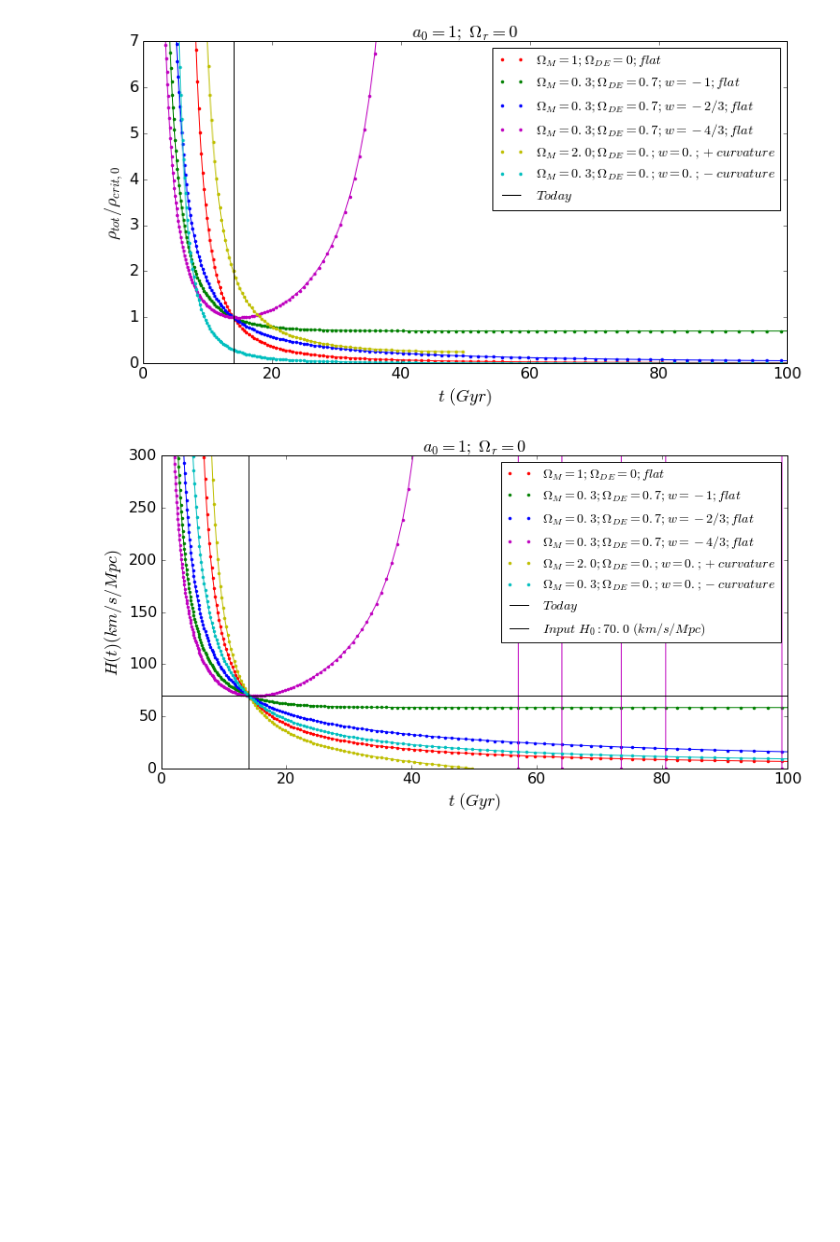
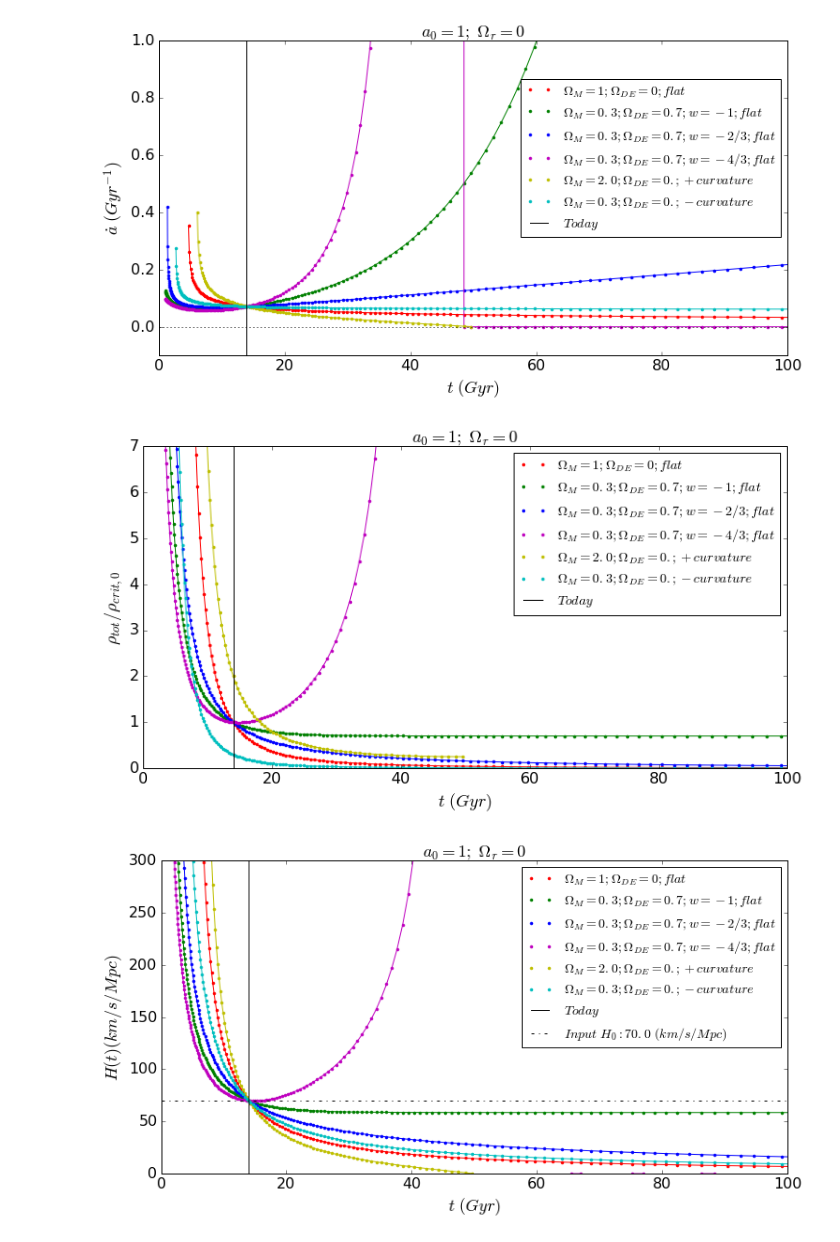
Before and after one commit to humnaawan/Phys689-HW1, a Jupyter notebook: Code Run.ipynb, the cells around one changed output. Cells and saved outputs as stored; diff of their text form; code cells hidden in the pictures; blank space fills up the shorter version.

Commit message:
Re-ran the notebook with the udpated plot; now have adot plots.

```diff
--- a/Code Run.ipynb
+++ b/Code Run.ipynb
@@ -11,7 +11,9 @@ factor_sToGyr= (3.15*10**7)*(10.**9)
 H0= 70./(3.086*10**19) # 1/s
 # %%
 def runAll(filenameTag, plotTitle, a_0=1., hwSpecific= True,
-           tPlotMax= 100, aPlotMax= 5, rhoPlotMax= 30, HPlotMax= 300,
+           tPlotMax= 100, aPlotMax= 5, aLegendloc= 4, adotLegendloc= None,
+           adotPlotMin= 0., adotPlotMax= .5,
+           rhoPlotMax= 30, HPlotMax= 300,
            miscCases1= False, miscCases2= False, miscCases3= False):
     Omega_M0, Omega_DE0, Omega_rad0, w= OrderedDict(), OrderedDict(), OrderedDict(), OrderedDict()
 
@@ -28,10 +30,10 @@ def runAll(filenameTag, plotTitle, a_0=1., hwSpecific= True,
         key= '$\Omega_M= 0.3; \Omega_{DE}= 0.7; w= -4/3; flat$'
         Omega_M0[key], Omega_DE0[key], Omega_rad0[key], w[key]= 0.3, 0.7, 0., -4/3.
 
-        key= '$\Omega_M= 2.0; \Omega_{DE}= 0.; w= 0.; +curvature$'
+        key= '$\Omega_M= 2.0; \Omega_{DE}= 0.; +curvature$'
         Omega_M0[key], Omega_DE0[key], Omega_rad0[key], w[key]= 2.0, 0., 0., 0.
 
-        key= '$\Omega_M= 0.3; \Omega_{DE}= 0.; w= 0.; -curvature$'
+        key= '$\Omega_M= 0.3; \Omega_{DE}= 0.; -curvature$'
         Omega_M0[key], Omega_DE0[key], Omega_rad0[key], w[key]= 0.3, 0., 0., 0.
 
     elif miscCases1:
@@ -42,17 +44,17 @@ def runAll(filenameTag, plotTitle, a_0=1., hwSpecific= True,
         Omega_M0[key], Omega_DE0[key], Omega_rad0[key], w[key]= 0.7, 0., 0.3, 0.
 
     elif miscCases2:
-        key= '$\Omega_M= 0.3; \Omega_{DE}= 0.; w= 0.; -curvature$'
+        key= '$\Omega_M= 0.3; \Omega_{DE}= 0.; -curvature$'
         Omega_M0[key], Omega_DE0[key], Omega_rad0[key], w[key]= 0.3, 0., 0., 0.
 
-        key= '$\Omega_M= 0.2; \Omega_r= 0.1; \Omega_{DE}= 0.; w= 0.; -curvature$'
+        key= '$\Omega_M= 0.2; \Omega_r= 0.1; \Omega_{DE}= 0.; -curvature$'
         Omega_M0[key], Omega_DE0[key], Omega_rad0[key], w[key]= 0.3, 0., 0.1, 0.
 
     elif miscCases3:
-        key= '$\Omega_M= 2.0; \Omega_{DE}= 0.; w= 0.; +curvature$'
+        key= '$\Omega_M= 2.0; \Omega_{DE}= 0.; +curvature$'
         Omega_M0[key], Omega_DE0[key], Omega_rad0[key], w[key]= 2.0, 0., 0., 0.
 
-        key= '$\Omega_M= 2.0; \Omega_r= 1.; \Omega_{DE}= 0.; w= 0.; +curvature$'
+        key= '$\Omega_M= 2.0; \Omega_r= 1.; \Omega_{DE}= 0.; +curvature$'
         Omega_M0[key], Omega_DE0[key], Omega_rad0[key], w[key]= 2.0, 0., 1., 0.
 
     a, adot, t, rhoTot= OrderedDict(), OrderedDict(), OrderedDict(), OrderedDict()
@@ -68,6 +70,10 @@ def runAll(filenameTag, plotTitle, a_0=1., hwSpecific= True,
     workDir= os.getcwd()
     outputDir= workDir+'/outputPlots/'
     plots.scaleFactorPlot(a,t,H0,factor_sToGyr, xMax= tPlotMax, yMax= aPlotMax,
+                          legendloc= aLegendloc,
+                         savePlots= True, outDir= outputDir, filenameTag= filenameTag, plotTitle= plotTitle )
+    plots.adotPlot(adot,t,H0,factor_sToGyr, xMax= tPlotMax, yMax= adotPlotMax, yMin= adotPlotMin,
+                   legendloc= adotLegendloc,
                          savePlots= True, outDir= outputDir, filenameTag= filenameTag, plotTitle= plotTitle )
     plots.densityPlot(rhoTot,t,H0,factor_sToGyr, xMax= tPlotMax, yMax= rhoPlotMax,
                      savePlots= True, outDir= outputDir, filenameTag= filenameTag, plotTitle= plotTitle  )
@@ -78,9 +84,12 @@ def runAll(filenameTag, plotTitle, a_0=1., hwSpecific= True,
 aPlotMax= 7
 rhoPlotMax= 7
 HPlotMax= 300
+adotPlotMax= 1. #10**-17# 10**-136
+adotPlotMin= -0.1 #10**-22# 10**-136
 # %%
 runAll(filenameTag= 'givenModels_', plotTitle= r'$a_0=1; \ \Omega_r=0$',
-       aPlotMax= aPlotMax, rhoPlotMax= rhoPlotMax, HPlotMax= HPlotMax, )
+       aPlotMax= aPlotMax, adotPlotMax=adotPlotMax, adotPlotMin=adotPlotMin,
+       rhoPlotMax= rhoPlotMax, HPlotMax= HPlotMax, )
 # %% [output]
 $\Omega_M= 1; \Omega_{DE}= 0; flat $
 Omega_k: 0.0
@@ -103,5 +112,6 @@ Omega_k: 0.7
-[figure, old version]
+[figure, new version]
-[figure, old version]
+[figure, new version]
+[figure, added]
 t0 for $\Omega_M= 1; \Omega_{DE}= 0; flat $:
 9.330310 (Gyrs)
 
```
Also changed, not shown: parts of 6 cells of this notebook.
